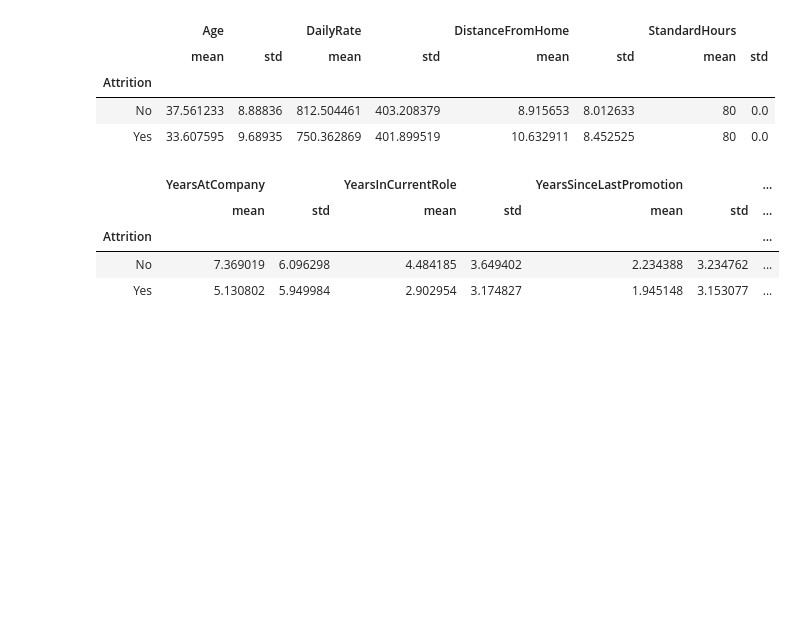
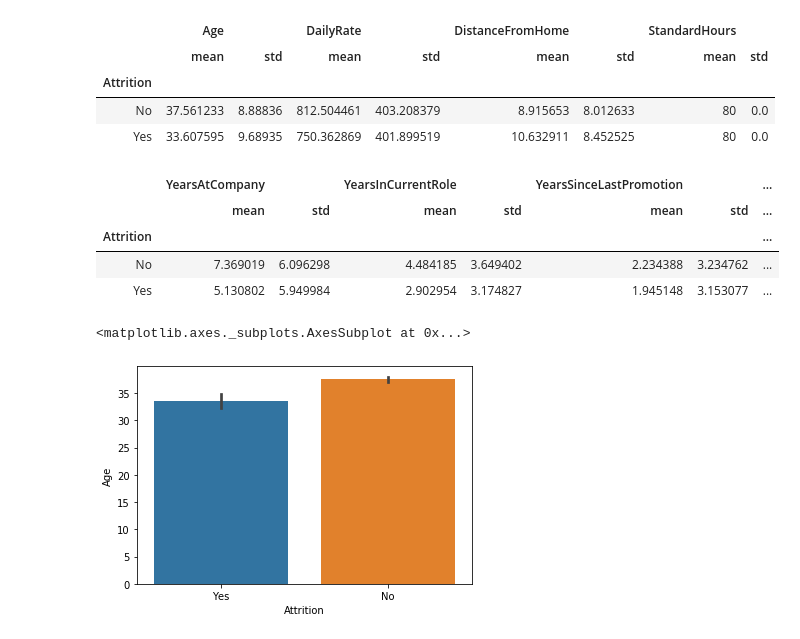
Before and after one commit to KimayaPotdar/HR-Attrition, a Jupyter notebook: HR Employee Attrition Prediction.ipynb, the cells around one changed output. Saved outputs shown, nothing was run; the diff lists cells and outputs as text; code cells hidden in the pictures; blank space fills up the shorter version.

```diff
--- a/HR Employee Attrition Prediction.ipynb
+++ b/HR Employee Attrition Prediction.ipynb
@@ -4,8 +4,8 @@ import pandas as pd
 import seaborn as sns
 import matplotlib.pyplot as plt
 
-data = pd.read_csv(r'HR-Employee-Attrition.csv')
-data.head()
+df = pd.read_csv(r'HR-Employee-Attrition.csv')
+df.head()
 # %% [output]
 |  | Age | Attrition | BusinessTravel | DailyRate | Department | DistanceFromHome | Education | ... |
 | 0 | 41 | Yes | Travel_Rarely | 1102 | Sales | 1 | 2 | ... |
@@ -17,8 +17,8 @@ data.head()
 # %%
 ## This statement makes a new attribute Attrition01 which has values 0 and 1. It sets the Attrition attribute to 0 for No Attrition and 1 for Yes Attrition
 
-data['Attrition01']=np.where(data['Attrition']=='Yes',1,0)
-data.head()
+df['Attrition01']=np.where(data['Attrition']=='Yes',1,0)
+df.head()
 # %% [output]
 |  | Age | Attrition | BusinessTravel | DailyRate | Department | DistanceFromHome | Education | ... |
 | 0 | 41 | Yes | Travel_Rarely | 1102 | Sales | 1 | 2 | ... |
@@ -51,3 +51,8 @@ data.groupby(['Attrition'])['YearsAtCompany','YearsInCurrentRole','YearsSinceLas
 | Attrition |  |  |  |  |  |  | ... |
 | No | 7.369019 | 6.096298 | 4.484185 | 3.649402 | 2.234388 | 3.234762 | ... |
 | Yes | 5.130802 | 5.949984 | 2.902954 | 3.174827 | 1.945148 | 3.153077 | ... |
+# %%
+sns.barplot(data=df,x='Attrition',y='Age')
+# %% [output]
+<matplotlib.axes._subplots.AxesSubplot at 0x...>
+[figure, added]
```
Also changed, not shown: parts of 4 cells of this notebook.
